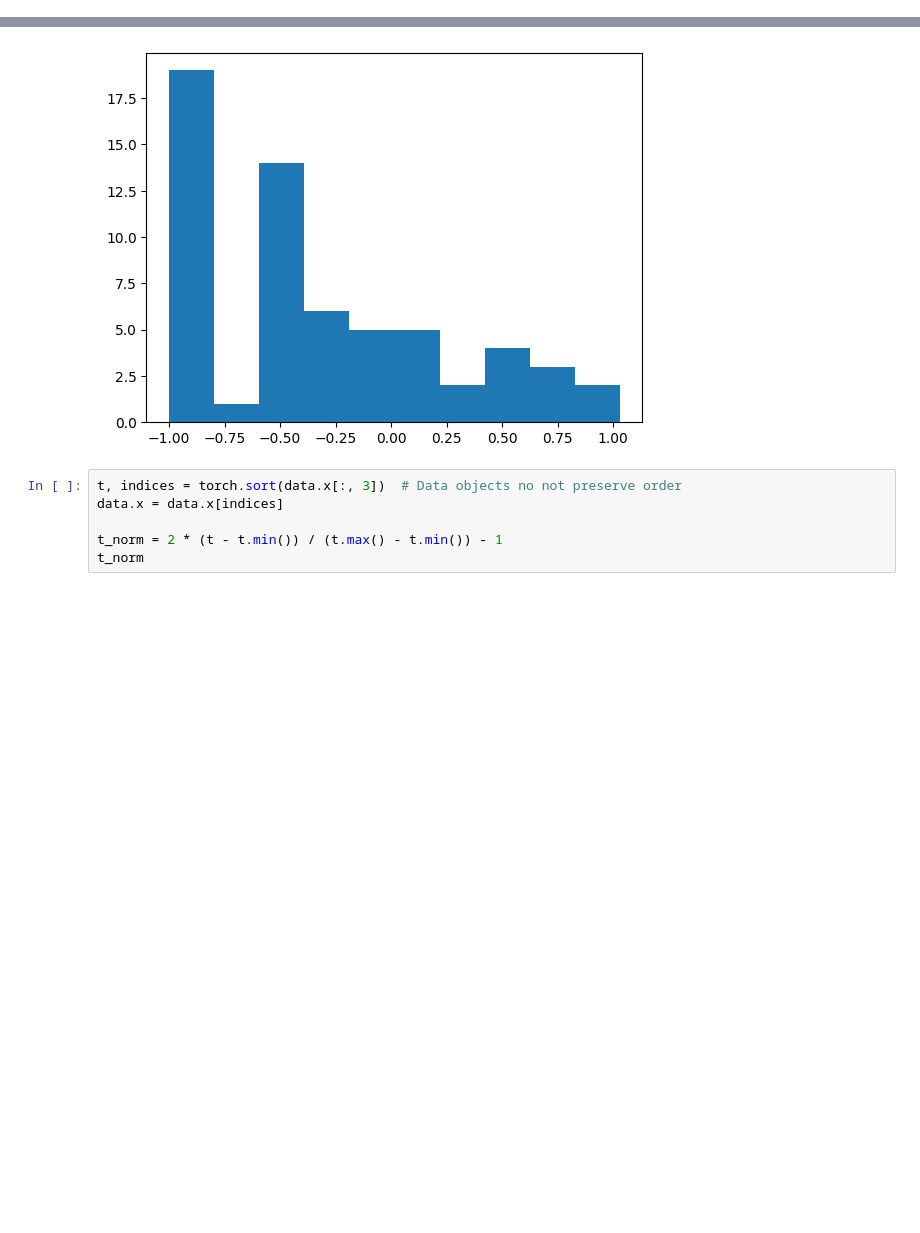
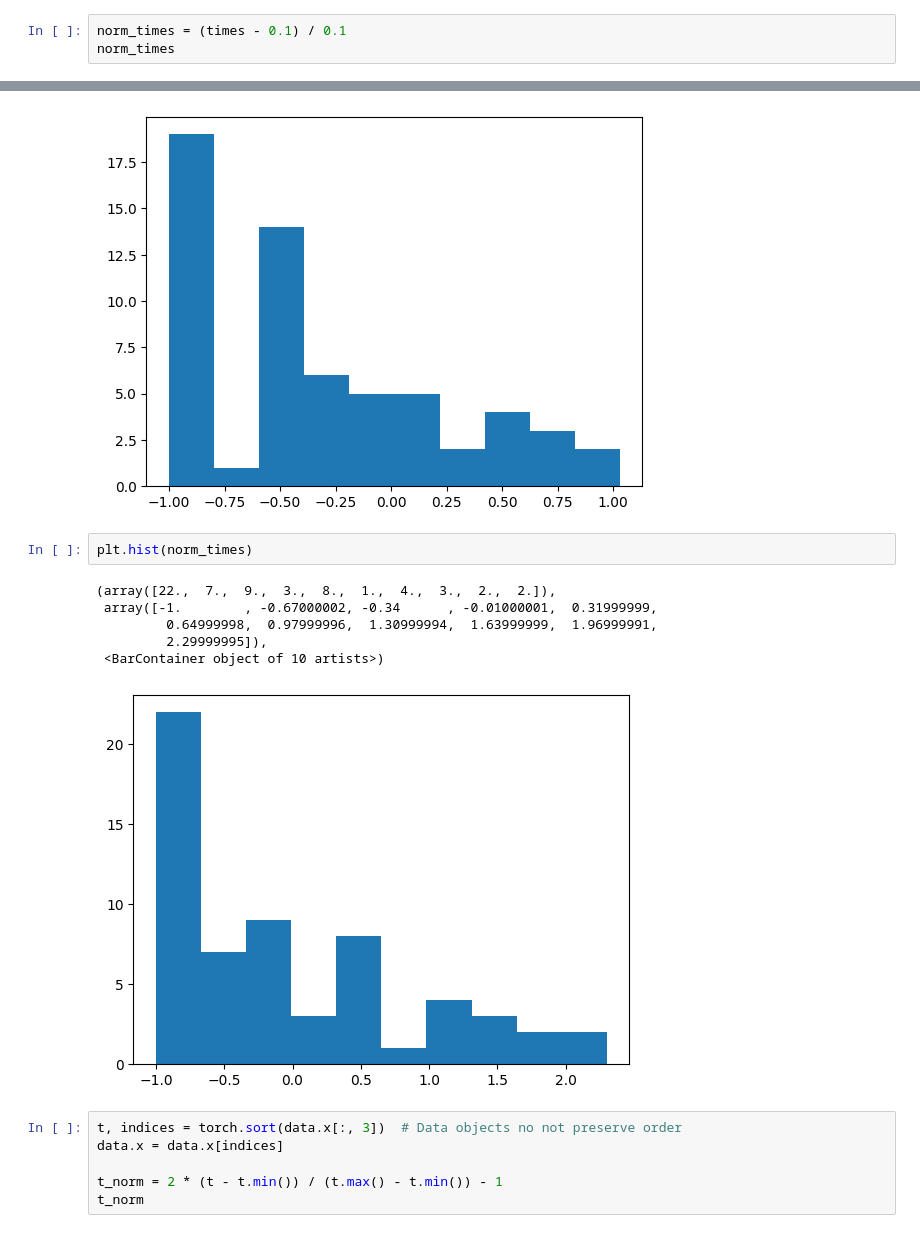
Before and after one commit to Anjum48/icecube-neutrinos-in-deep-ice, a Jupyter notebook: notebooks/distance_from_previous_pulse.ipynb, the cells around one changed output, grey strips where cells are left out. Saved outputs shown, nothing was run; the diff lists cells and outputs as text; blank space fills up the shorter version.

Commit message:
Better RAM management and new time scaling

```diff
--- a/notebooks/distance_from_previous_pulse.ipynb
+++ b/notebooks/distance_from_previous_pulse.ipynb
@@ -203,3 +208,6 @@ array([-1.        ,  0.80223441,  0.7531333 ,  0.89871645,  0.41156101,
        -1.        , -0.47976953, -0.40346879, -1.        , -0.5409534 ,
        -1.        , -0.37193149,  0.73637974, -0.38727999, -1.        ,
        -0.42310017])
+# %%
+norm_times = (times - 0.1) / 0.1
+norm_times
@@ -212,6 +229,15 @@ plt.hist(norm_dists)
          1.03029442]),
  <BarContainer object of 10 artists>)
 [figure]
+# %%
+plt.hist(norm_times)
+# %% [output]
+(array([22.,  7.,  9.,  3.,  8.,  1.,  4.,  3.,  2.,  2.]),
+ array([-1.        , -0.67000002, -0.34      , -0.01000001,  0.31999999,
+         0.64999998,  0.97999996,  1.30999994,  1.63999999,  1.96999991,
+         2.29999995]),
+ <BarContainer object of 10 artists>)
+[figure, added]
 # %%
 t, indices = torch.sort(data.x[:, 3])  # Data objects no not preserve order
 data.x = data.x[indices]
```
Also changed, not shown: parts of 4 cells of this notebook, 5 other files.
